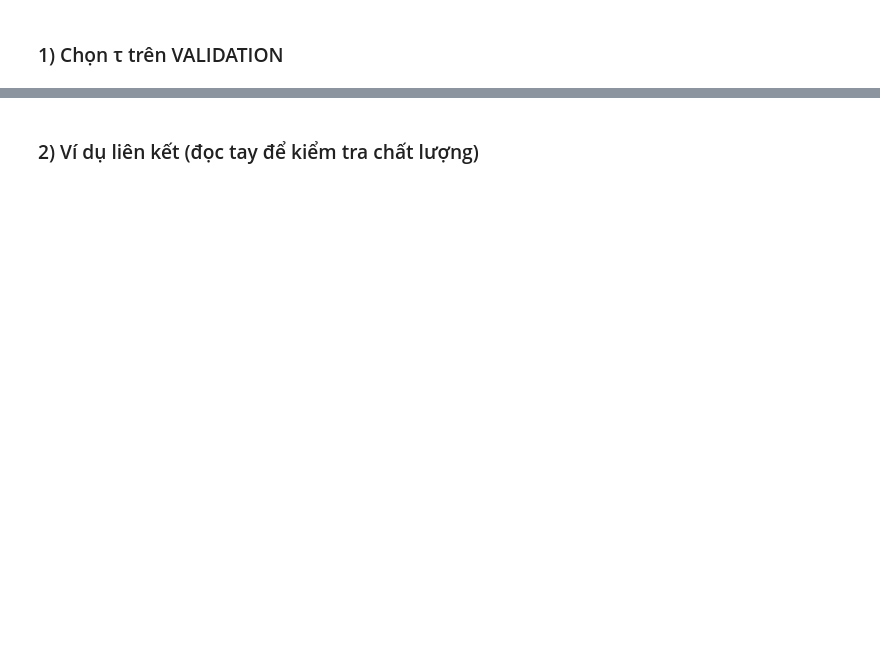
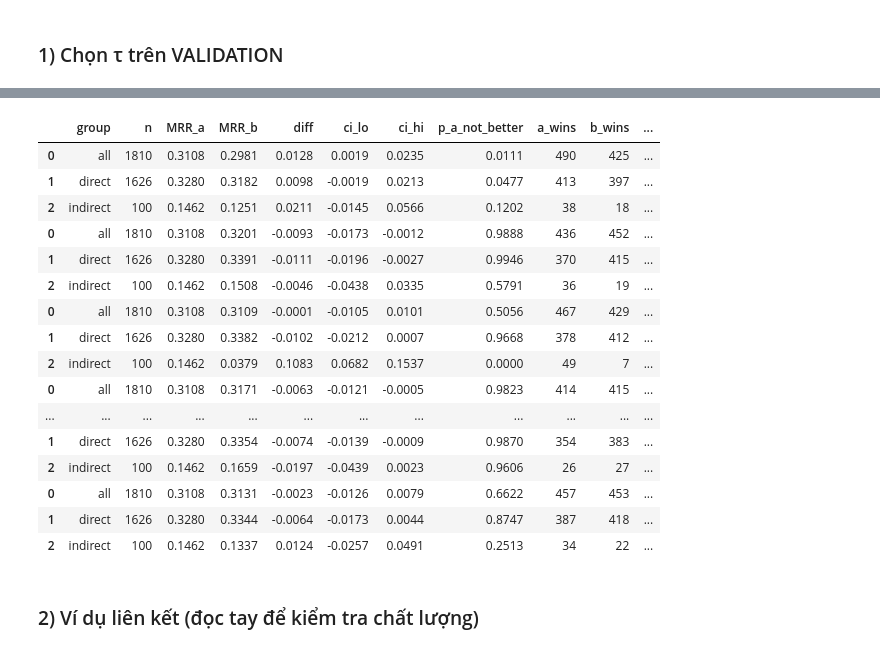
Before and after one commit to trinhphamtrunghieu/du-lieu-do-thi, a Jupyter notebook: v1-grap-project.ipynb, the cells around one changed output, grey strips where cells are left out. Saved outputs shown, nothing was run; the diff lists cells and outputs as text; code cells hidden in the pictures; blank space fills up the shorter version.

```diff
--- a/v1-grap-project.ipynb
+++ b/v1-grap-project.ipynb
@@ -1926,3 +2106,23 @@ Split chính thức HF (sha1=005202c69674): train=6000 val=1000 test=1000
   ✓  Điểm đường đi khớp giải thích liệt kê (296/296 cặp)
   ✓  Split tái lập được từ seed
 True
+# %%
+# Chọn CFG.learn_clip_w trên VALIDATION (1 seed, cấu hình 'none'). Không nhìn test.
+def pick_learn_clip_w(records, split, img_feat, txt_feat, seed=0):
+    rows = []
+    for flag in (False, True):
+        CFG.learn_clip_w = flag
+        _GROUP_CACHE.clear()
+        g, eng, parts = prepare(records, split, img_feat, txt_feat, "none", seed)
+        model, _ = train_graph_scorer(eng, parts["train"]["q_idx"], parts["train"]["img_idx"],
+                                      seed=seed, verbose=False)
+        (a, l), grid = tune_on_val(model, eng, parts["val"], parts["val"]["img_idx"], verbose=False)
+        rows.append(dict(learn_clip_w=flag, val_MRR=max(r["MRR"] for r in grid), alpha=a, lam=l,
+                         clip_w=round(F.softplus(model.clip_logit).item(), 3),
+                         path_w=round(F.softplus(model.path_logit).item(), 3)))
+    df_ = pd.DataFrame(rows); display(df_)
+    CFG.learn_clip_w = bool(df_.loc[df_.val_MRR.idxmax(), "learn_clip_w"])
+    print("→ CFG.learn_clip_w =", CFG.learn_clip_w, "(chọn theo VAL MRR)")
+    return df_
+
+clipw_flickr = pick_learn_clip_w(records, split, img_feat, txt_feat)
@@ -2618,0 +3223,38 @@ Nhóm truy vấn: {'direct': 8170, 'other': 1177, 'indirect': 240}
+# %%
+# =====================================================================================
+# ABLATION ĐÚNG NGHĨA CHO AG: bỏ NODE QUAN HỆ người–vật ('hold cup', 'sit sofa'...).
+# Trên AG, 'no_relations' KHÔNG bỏ quan hệ: các bộ ba (người, holding, cup) đã được "biên dịch"
+# thành node ghép và nối vào video bằng cạnh contains (P0). 'no_relations' chỉ bỏ cạnh
+# vật–vật (afford/related/isa). Muốn hỏi "tri thức quan hệ có giúp không" thì phải bỏ chính
+# các node ghép này: đồ thị chỉ còn video –chứa→ lớp đồ vật.
+# Chạy NGAY sau cell 54 (cần ag_records, ag_split, ag_img, ag_txt, PQ_AG).
+# =====================================================================================
+import copy
+ag_records_nc = copy.deepcopy(ag_records)
+for r in ag_records_nc:
+    r["objects"] = [o for o in r["objects"] if " " not in o]     # bỏ node ghép 'động từ vật'
+    r["relations"] = []
+log(f"no_composite: {np.mean([len(r['objects']) for r in ag_records_nc]):.1f} node/video "
+    f"(đầy đủ: {np.mean([len(r['objects']) for r in ag_records]):.1f})")
+
+with use_dataset(AG_OUT / "no_composite", parse_query=ag_parse_query, make_split=ag_make_split,
+                 prepare=_prepare_logged, train_graph_scorer=_train_logged,
+                 tune_on_val=_tune_logged, evaluate_split=_eval_logged):
+    _N_ABL = 1; _PROG.update(abl=None, i_abl=0, i_seed=0)
+    nc_res, _ = run_experiment(ag_records_nc, ag_split, ag_img, ag_txt, ablations=("none",))
+    nc_df = results_table(nc_res).assign(ablation="no_composite")
+    PQ_NC = {("no_composite", s): v for (ab, s), v in PER_QUERY.items()}
+_N_ABL = len(CFG.ablations)
+
+R_AG = AG_OUT / "results"
+ag_full = pd.concat([ag_df, nc_df])
+ag_full.to_csv(R_AG / "main_results_with_no_composite.csv", index=False)
+display(ag_full[ag_full.model.str.startswith("CLIP+Graph")][["ablation", "model", "R@1", "R@5", "MRR"]])
+
+PQ_ALL = {**PQ_AG, **PQ_NC}           # nhóm direct/indirect lấy theo đồ thị ĐẦY ĐỦ ('none')
+sig_ag = pd.concat([paired_test(PQ_ALL, "none", b)
+                    for b in ("no_composite", "no_relations", "random_edges", "no_scene",
+                              "no_related", "no_concept") if any(k[0] == b for k in PQ_ALL)])
+sig_ag.to_csv(R_AG / "paired_ablation_test.csv", index=False)
+display(sig_ag.round(4))
+# %% [output]
@@ -2619,3 +3295,20 @@ Nhóm truy vấn: {'direct': 8170, 'other': 1177, 'indirect': 240}
+|  | group | n | MRR_a | MRR_b | diff | ci_lo | ci_hi | p_a_not_better | a_wins | b_wins | ... |
+| 0 | all | 1810 | 0.3108 | 0.2981 | 0.0128 | 0.0019 | 0.0235 | 0.0111 | 490 | 425 | ... |
+| 1 | direct | 1626 | 0.3280 | 0.3182 | 0.0098 | -0.0019 | 0.0213 | 0.0477 | 413 | 397 | ... |
+| 2 | indirect | 100 | 0.1462 | 0.1251 | 0.0211 | -0.0145 | 0.0566 | 0.1202 | 38 | 18 | ... |
+| 0 | all | 1810 | 0.3108 | 0.3201 | -0.0093 | -0.0173 | -0.0012 | 0.9888 | 436 | 452 | ... |
+| 1 | direct | 1626 | 0.3280 | 0.3391 | -0.0111 | -0.0196 | -0.0027 | 0.9946 | 370 | 415 | ... |
+| 2 | indirect | 100 | 0.1462 | 0.1508 | -0.0046 | -0.0438 | 0.0335 | 0.5791 | 36 | 19 | ... |
+| 0 | all | 1810 | 0.3108 | 0.3109 | -0.0001 | -0.0105 | 0.0101 | 0.5056 | 467 | 429 | ... |
+| 1 | direct | 1626 | 0.3280 | 0.3382 | -0.0102 | -0.0212 | 0.0007 | 0.9668 | 378 | 412 | ... |
+| 2 | indirect | 100 | 0.1462 | 0.0379 | 0.1083 | 0.0682 | 0.1537 | 0.0000 | 49 | 7 | ... |
+| 0 | all | 1810 | 0.3108 | 0.3171 | -0.0063 | -0.0121 | -0.0005 | 0.9823 | 414 | 415 | ... |
+| ... | ... | ... | ... | ... | ... | ... | ... | ... | ... | ... | ... |
+| 1 | direct | 1626 | 0.3280 | 0.3354 | -0.0074 | -0.0139 | -0.0009 | 0.9870 | 354 | 383 | ... |
+| 2 | indirect | 100 | 0.1462 | 0.1659 | -0.0197 | -0.0439 | 0.0023 | 0.9606 | 26 | 27 | ... |
+| 0 | all | 1810 | 0.3108 | 0.3131 | -0.0023 | -0.0126 | 0.0079 | 0.6622 | 457 | 453 | ... |
+| 1 | direct | 1626 | 0.3280 | 0.3344 | -0.0064 | -0.0173 | 0.0044 | 0.8747 | 387 | 418 | ... |
+| 2 | indirect | 100 | 0.1462 | 0.1337 | 0.0124 | -0.0257 | 0.0491 | 0.2513 | 34 | 22 | ... |
 # %% [markdown]
 ### 2) Ví dụ liên kết (đọc tay để kiểm tra chất lượng)
 # %%
```
Also changed, not shown: parts of 33 cells of this notebook.
